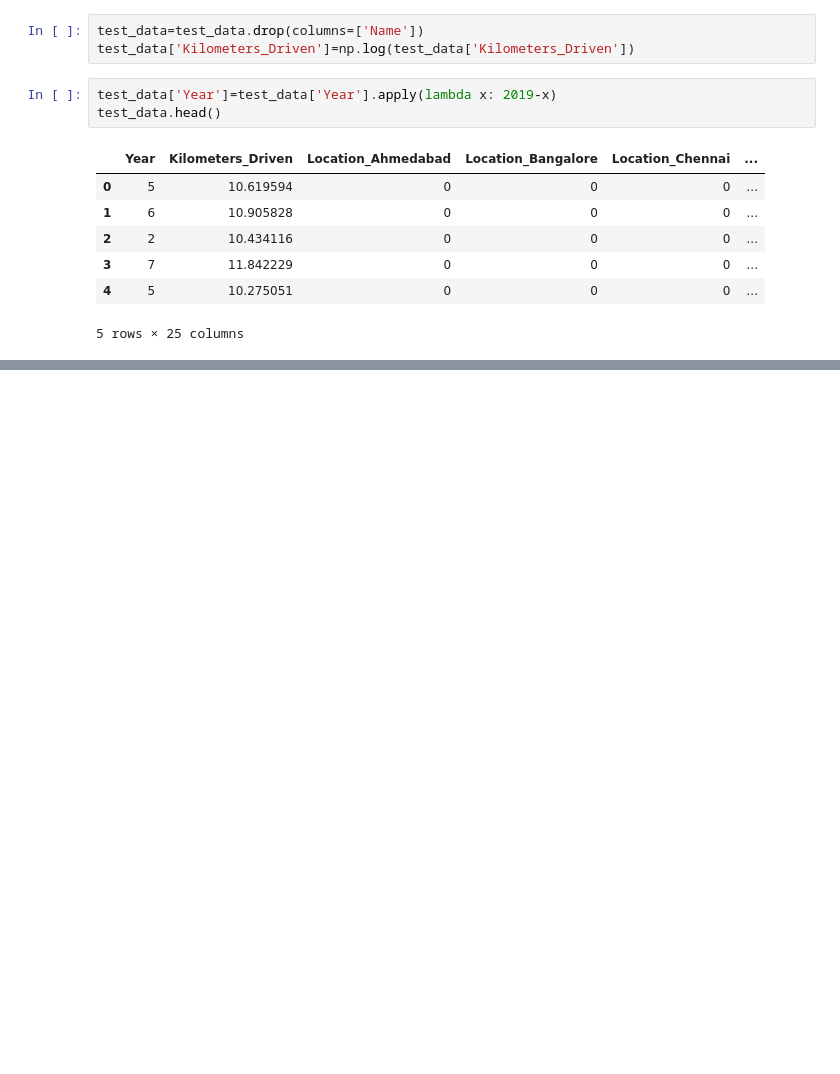
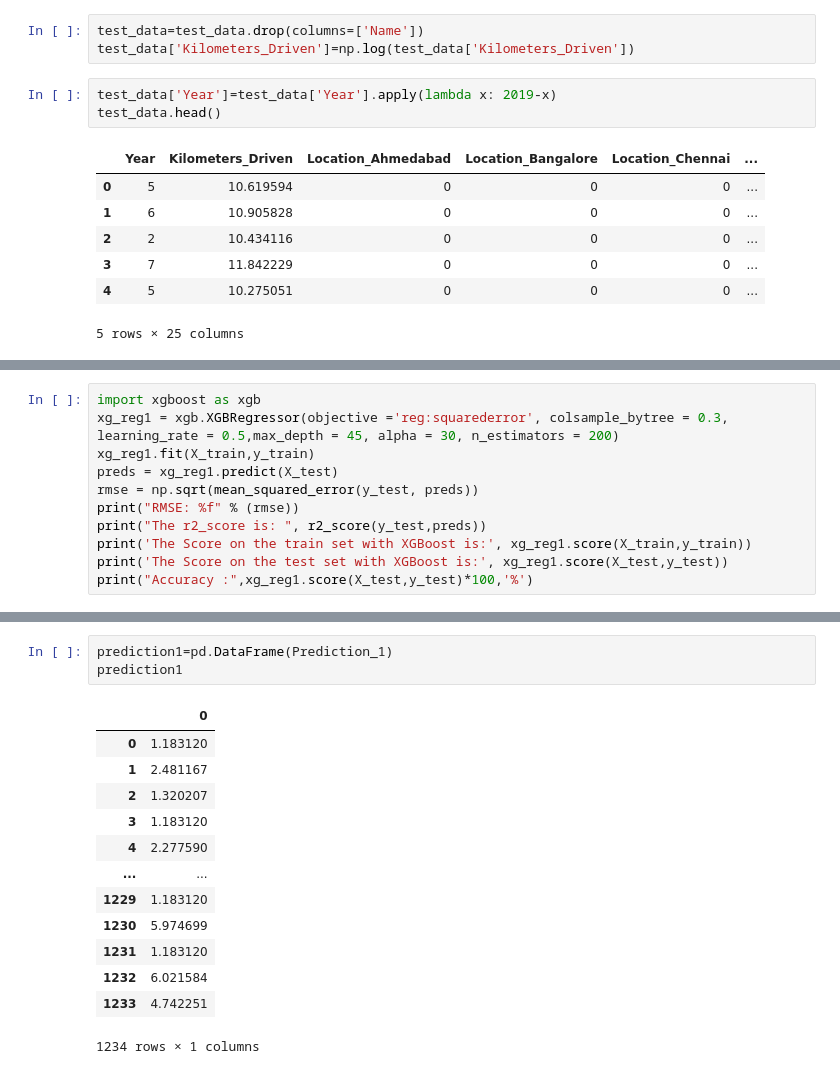
Before and after one commit to Project-Team-0/Car-Price-Prediction, a Jupyter notebook: Car Price Prediction.ipynb, the cells around one changed output, grey strips where cells are left out. Cells and saved outputs as stored; diff of their text form; blank space fills up the shorter version.

```diff
--- a/Car Price Prediction.ipynb
+++ b/Car Price Prediction.ipynb
@@ -667,0 +803,11 @@ test_data.head()
+# %%
+import xgboost as xgb
+xg_reg1 = xgb.XGBRegressor(objective ='reg:squarederror', colsample_bytree = 0.3, learning_rate = 0.5,max_depth = 45, alpha = 30, n_estimators = 200)
+xg_reg1.fit(X_train,y_train)
+preds = xg_reg1.predict(X_test)
+rmse = np.sqrt(mean_squared_error(y_test, preds))
+print("RMSE: %f" % (rmse))
+print("The r2_score is: ", r2_score(y_test,preds))
+print('The Score on the train set with XGBoost is:', xg_reg1.score(X_train,y_train))
+print('The Score on the test set with XGBoost is:', xg_reg1.score(X_test,y_test))
+print("Accuracy :",xg_reg1.score(X_test,y_test)*100,'%')
@@ -667,0 +929,17 @@ test_data.head()
+# %%
+prediction1=pd.DataFrame(Prediction_1)
+prediction1
+# %% [output]
+|  | 0 |
+| 0 | 1.183120 |
+| 1 | 2.481167 |
+| 2 | 1.320207 |
+| 3 | 1.183120 |
+| 4 | 2.277590 |
+| ... | ... |
+| 1229 | 1.183120 |
+| 1230 | 5.974699 |
+| 1231 | 1.183120 |
+| 1232 | 6.021584 |
+| 1233 | 4.742251 |
+1234 rows × 1 columns
```
Also changed, not shown: parts of 28 cells of this notebook.
